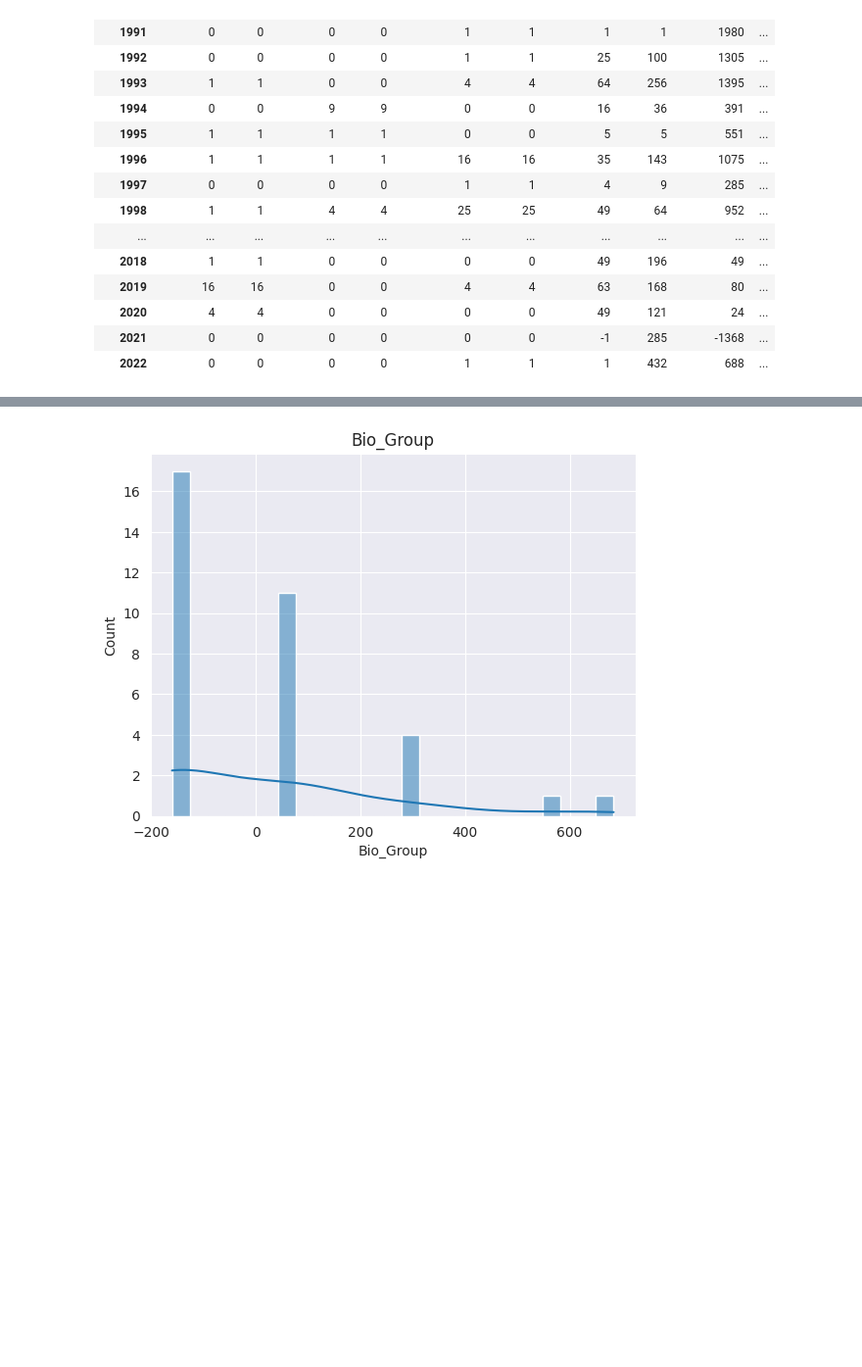
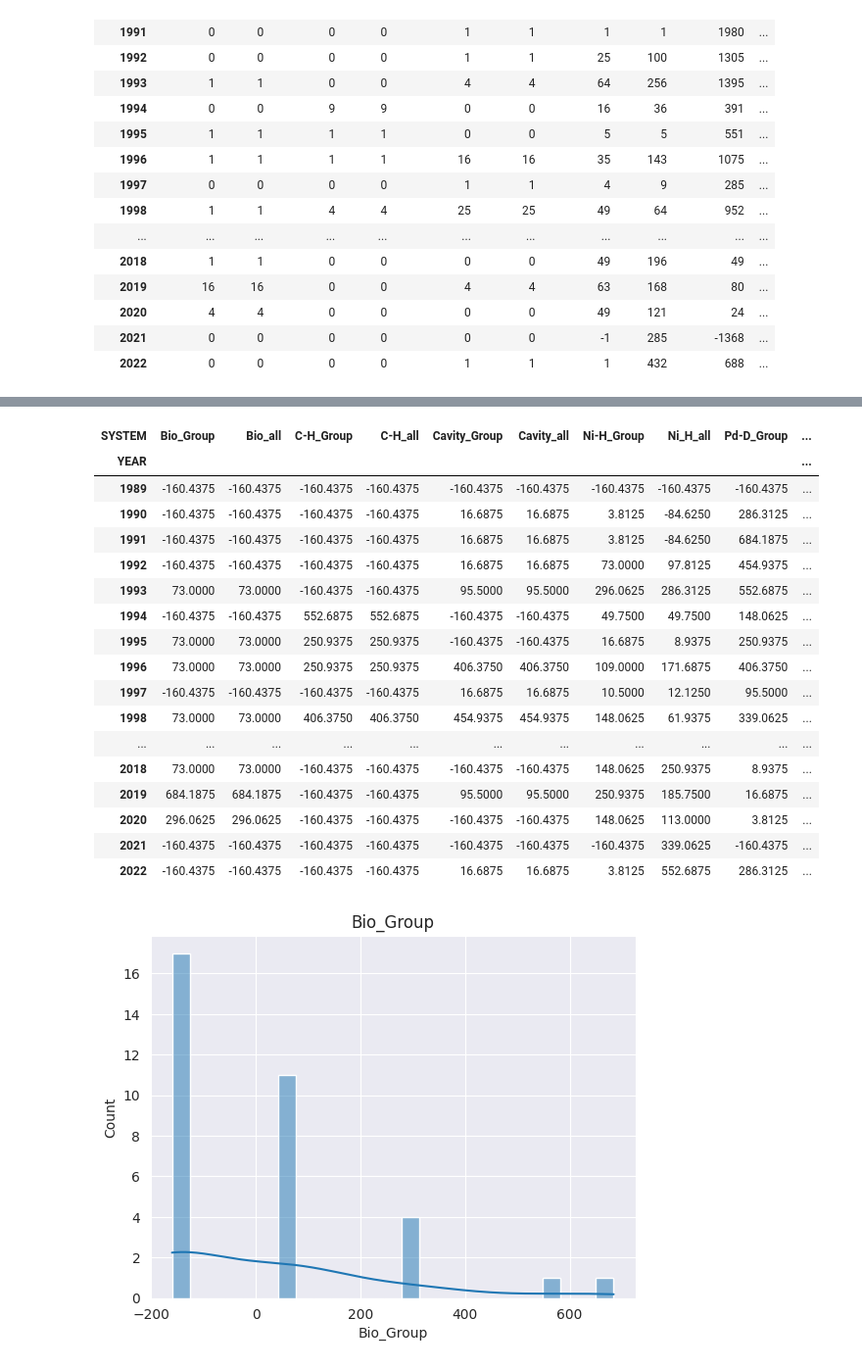
Before and after one commit to sairamtvv/TFT_fusion, a Jupyter notebook: fusion_test-Copy1.ipynb, the cells around one changed output, grey strips where cells are left out. Shown at 98% size. Cells and saved outputs as stored; diff of their text form; code cells hidden in the pictures; blank space fills up the shorter version.

Commit message:
sending data and quantile normalization notebook

```diff
--- a/fusion_test-Copy1.ipynb
+++ b/fusion_test-Copy1.ipynb
@@ -64,3 +64,5 @@ def quantile_normalize(df):
     return (df_qn)
 # %%
 quant_norm_pivot_data = quantile_normalize(pivoted_data)
+# %%
+quant_norm_pivot_data["YEAR"] = quant_norm_pivot_data.index
@@ -67,3 +85,24 @@ quant_norm_pivot_data = quantile_normalize(pivoted_data)
+# %%
+quant_norm_pivot_data
+# %% [output]
+| SYSTEM | Bio_Group | Bio_all | C-H_Group | C-H_all | Cavity_Group | Cavity_all | Ni-H_Group | Ni_H_all | Pd-D_Group | ... |
+| YEAR |  |  |  |  |  |  |  |  |  | ... |
+| 1989 | -160.4375 | -160.4375 | -160.4375 | -160.4375 | -160.4375 | -160.4375 | -160.4375 | -160.4375 | -160.4375 | ... |
+| 1990 | -160.4375 | -160.4375 | -160.4375 | -160.4375 | 16.6875 | 16.6875 | 3.8125 | -84.6250 | 286.3125 | ... |
+| 1991 | -160.4375 | -160.4375 | -160.4375 | -160.4375 | 16.6875 | 16.6875 | 3.8125 | -84.6250 | 684.1875 | ... |
+| 1992 | -160.4375 | -160.4375 | -160.4375 | -160.4375 | 16.6875 | 16.6875 | 73.0000 | 97.8125 | 454.9375 | ... |
+| 1993 | 73.0000 | 73.0000 | -160.4375 | -160.4375 | 95.5000 | 95.5000 | 296.0625 | 286.3125 | 552.6875 | ... |
+| 1994 | -160.4375 | -160.4375 | 552.6875 | 552.6875 | -160.4375 | -160.4375 | 49.7500 | 49.7500 | 148.0625 | ... |
+| 1995 | 73.0000 | 73.0000 | 250.9375 | 250.9375 | -160.4375 | -160.4375 | 16.6875 | 8.9375 | 250.9375 | ... |
+| 1996 | 73.0000 | 73.0000 | 250.9375 | 250.9375 | 406.3750 | 406.3750 | 109.0000 | 171.6875 | 406.3750 | ... |
+| 1997 | -160.4375 | -160.4375 | -160.4375 | -160.4375 | 16.6875 | 16.6875 | 10.5000 | 12.1250 | 95.5000 | ... |
+| 1998 | 73.0000 | 73.0000 | 406.3750 | 406.3750 | 454.9375 | 454.9375 | 148.0625 | 61.9375 | 339.0625 | ... |
+| ... | ... | ... | ... | ... | ... | ... | ... | ... | ... | ... |
+| 2018 | 73.0000 | 73.0000 | -160.4375 | -160.4375 | -160.4375 | -160.4375 | 148.0625 | 250.9375 | 8.9375 | ... |
+| 2019 | 684.1875 | 684.1875 | -160.4375 | -160.4375 | 95.5000 | 95.5000 | 250.9375 | 185.7500 | 16.6875 | ... |
+| 2020 | 296.0625 | 296.0625 | -160.4375 | -160.4375 | -160.4375 | -160.4375 | 148.0625 | 113.0000 | 3.8125 | ... |
+| 2021 | -160.4375 | -160.4375 | -160.4375 | -160.4375 | -160.4375 | -160.4375 | -160.4375 | 339.0625 | -160.4375 | ... |
+| 2022 | -160.4375 | -160.4375 | -160.4375 | -160.4375 | 16.6875 | 16.6875 | 3.8125 | 552.6875 | 286.3125 | ... |
 # %%
 systems = quant_norm_pivot_data.columns
 for system in systems:
```
Also changed, not shown: parts of 1 cell of this notebook, 1 other file.
